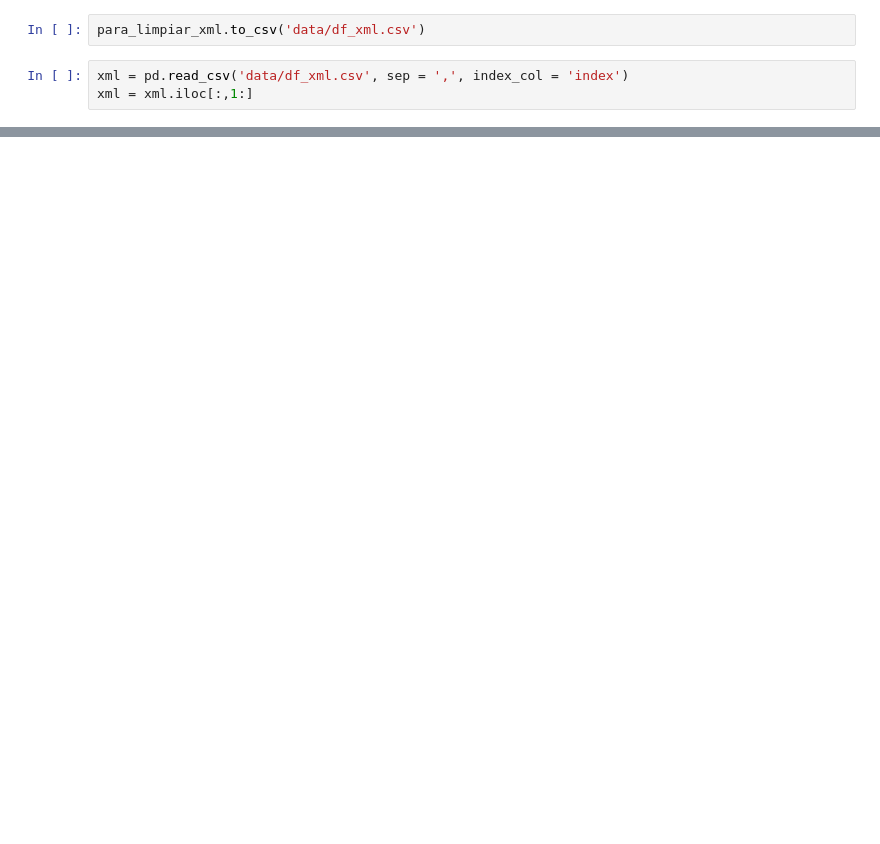
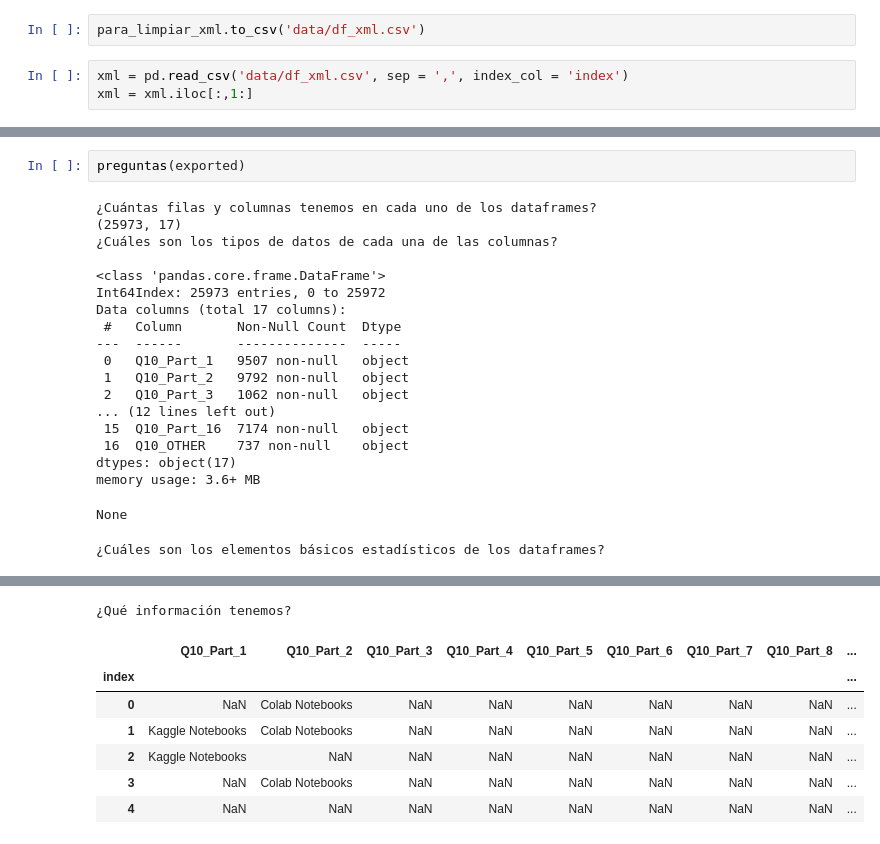
Before and after one commit to anane3373/promoE-modulo2-proyecto-equipo2-NataliaAnaIAnaGAnaS, a Jupyter notebook: exploracion_archivos.ipynb, the cells around one changed output, grey strips where cells are left out. Drawn from its saved outputs; the diff is of its cells as text; blank space fills up the shorter version.

```diff
--- a/exploracion_archivos.ipynb
+++ b/exploracion_archivos.ipynb
@@ -156,0 +189,22 @@ xml
+# %%
+preguntas(exported)
+# %% [output]
+¿Cuántas filas y columnas tenemos en cada uno de los dataframes?
+(25973, 17)
+¿Cuáles son los tipos de datos de cada una de las columnas?
+
+<class 'pandas.core.frame.DataFrame'>
+Int64Index: 25973 entries, 0 to 25972
+Data columns (total 17 columns):
+ #   Column       Non-Null Count  Dtype
+---  ------       --------------  -----
+ 0   Q10_Part_1   9507 non-null   object
+ 1   Q10_Part_2   9792 non-null   object
+ 2   Q10_Part_3   1062 non-null   object
+... (12 lines left out)
+ 15  Q10_Part_16  7174 non-null   object
+ 16  Q10_OTHER    737 non-null    object
+dtypes: object(17)
+memory usage: 3.6+ MB
+None
+¿Cuáles son los elementos básicos estadísticos de los dataframes?
@@ -156,0 +216,8 @@ xml
+¿Qué información tenemos?
+|  | Q10_Part_1 | Q10_Part_2 | Q10_Part_3 | Q10_Part_4 | Q10_Part_5 | Q10_Part_6 | Q10_Part_7 | Q10_Part_8 | ... |
+| index |  |  |  |  |  |  |  |  | ... |
+| 0 | NaN | Colab Notebooks | NaN | NaN | NaN | NaN | NaN | NaN | ... |
+| 1 | Kaggle Notebooks | Colab Notebooks | NaN | NaN | NaN | NaN | NaN | NaN | ... |
+| 2 | Kaggle Notebooks | NaN | NaN | NaN | NaN | NaN | NaN | NaN | ... |
+| 3 | NaN | Colab Notebooks | NaN | NaN | NaN | NaN | NaN | NaN | ... |
+| 4 | NaN | NaN | NaN | NaN | NaN | NaN | NaN | NaN | ... |
```
Also changed, not shown: parts of 19 cells of this notebook, 1 other file.
